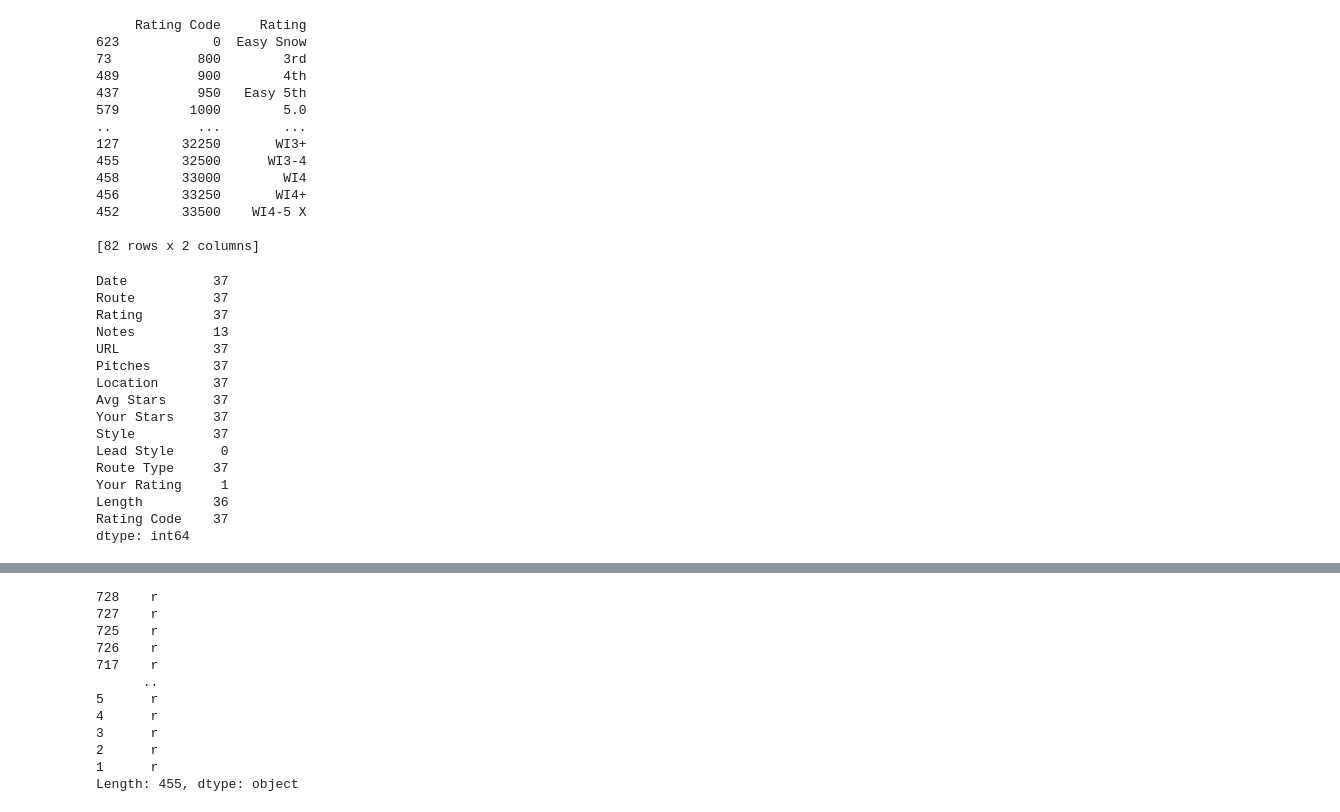
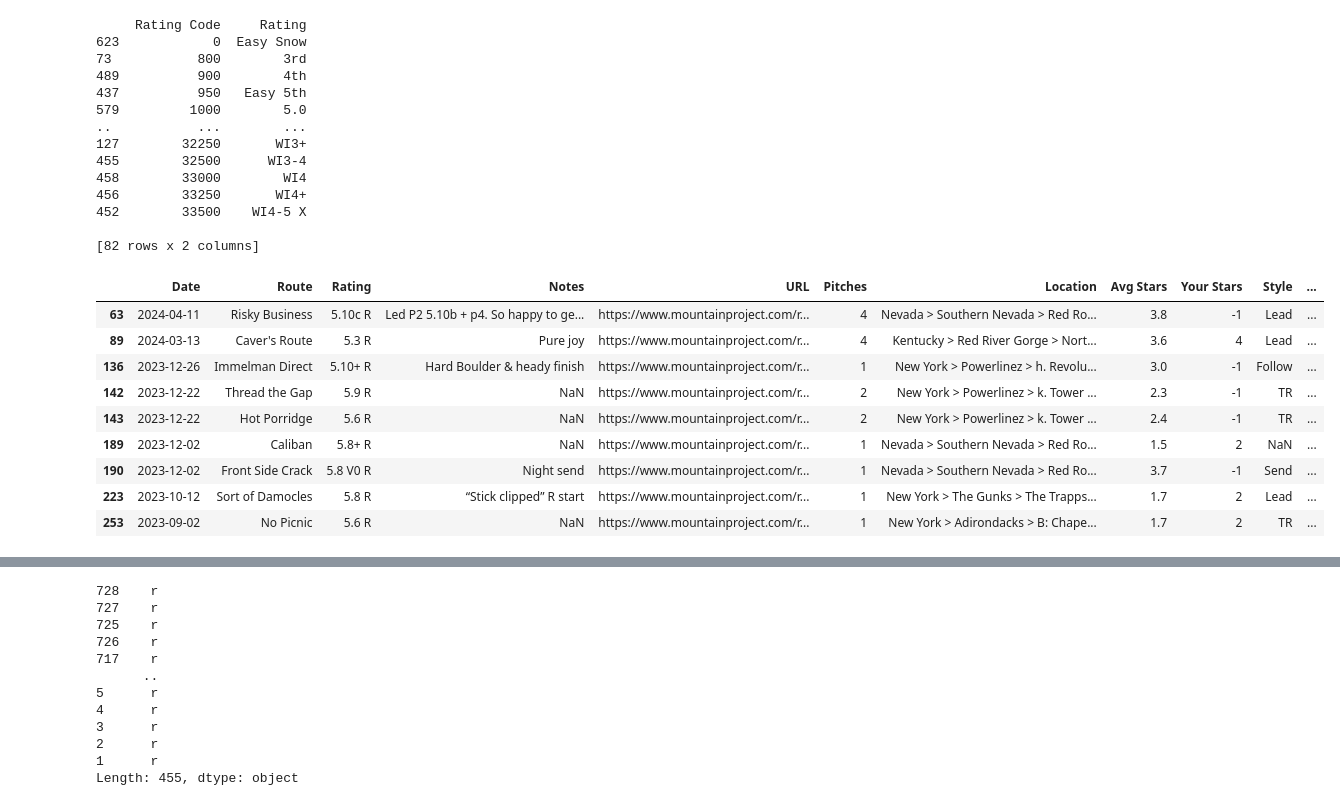
Before and after one commit to raymur/mp-plot, a Jupyter notebook: parse_ticks.ipynb, the cells around one changed output, grey strips where cells are left out. Cells and saved outputs as stored; diff of their text form; code cells hidden in the pictures.

```diff
--- a/parse_ticks.ipynb
+++ b/parse_ticks.ipynb
@@ -30,26 +47,21 @@ print(df[['Rating Code', 'Rating']].sort_values(by='Rating Code').drop_duplicate
 # %%
 ## JUPYTER NOTES
 # df[ df['Route Type'].str.contains('^TR')] # Filter by regex
 # route_types = df['Route Type'].unique() # get unique col values
 # df.loc[df['Route Type'].str.contains('Trad') & (df['Rating Code'].between(0, 1500))] # multiple filters (Trad routes & grade)
-df.loc[df['Style']=='Solo'].sort_values(by='Date')
+# df.loc[df['Style']=='Solo'].sort_values(by='Date')
+# df.loc[df['Rating'].str.contains('R')]
 # %% [output]
-Date           37
-Route          37
-Rating         37
-Notes          13
-URL            37
-Pitches        37
-Location       37
-Avg Stars      37
-Your Stars     37
-Style          37
-Lead Style      0
-Route Type     37
-Your Rating     1
-Length         36
-Rating Code    37
-dtype: int64
+|  | Date | Route | Rating | Notes | URL | Pitches | Location | Avg Stars | Your Stars | Style | ... |
+| 63 | 2024-04-11 | Risky Business | 5.10c R | Led P2 5.10b + p4. So happy to ge... | https://www.mountainproject.com/r... | 4 | Nevada > Southern Nevada > Red Ro... | 3.8 | -1 | Lead | ... |
+| 89 | 2024-03-13 | Caver's Route | 5.3 R | Pure joy | https://www.mountainproject.com/r... | 4 | Kentucky > Red River Gorge > Nort... | 3.6 | 4 | Lead | ... |
+| 136 | 2023-12-26 | Immelman Direct | 5.10+ R | Hard Boulder & heady finish | https://www.mountainproject.com/r... | 1 | New York > Powerlinez > h. Revolu... | 3.0 | -1 | Follow | ... |
+| 142 | 2023-12-22 | Thread the Gap | 5.9 R | NaN | https://www.mountainproject.com/r... | 2 | New York > Powerlinez > k. Tower ... | 2.3 | -1 | TR | ... |
+| 143 | 2023-12-22 | Hot Porridge | 5.6 R | NaN | https://www.mountainproject.com/r... | 2 | New York > Powerlinez > k. Tower ... | 2.4 | -1 | TR | ... |
+| 189 | 2023-12-02 | Caliban | 5.8+ R | NaN | https://www.mountainproject.com/r... | 1 | Nevada > Southern Nevada > Red Ro... | 1.5 | 2 | NaN | ... |
+| 190 | 2023-12-02 | Front Side Crack | 5.8 V0 R | Night send | https://www.mountainproject.com/r... | 1 | Nevada > Southern Nevada > Red Ro... | 3.7 | -1 | Send | ... |
+| 223 | 2023-10-12 | Sort of Damocles | 5.8 R | “Stick clipped” R start | https://www.mountainproject.com/r... | 1 | New York > The Gunks > The Trapps... | 1.7 | 2 | Lead | ... |
+| 253 | 2023-09-02 | No Picnic | 5.6 R | NaN | https://www.mountainproject.com/r... | 1 | New York > Adirondacks > B: Chape... | 1.7 | 2 | TR | ... |
 # %%
 style_types = ['Lead', 'Solo', 'Flash', 'Send', numpy.nan]
 columns = ['Date', 'Rating Code', 'Route Type', 'Pitches', 'Style']
```
Also changed, not shown: parts of 6 cells of this notebook, 1 other file.
